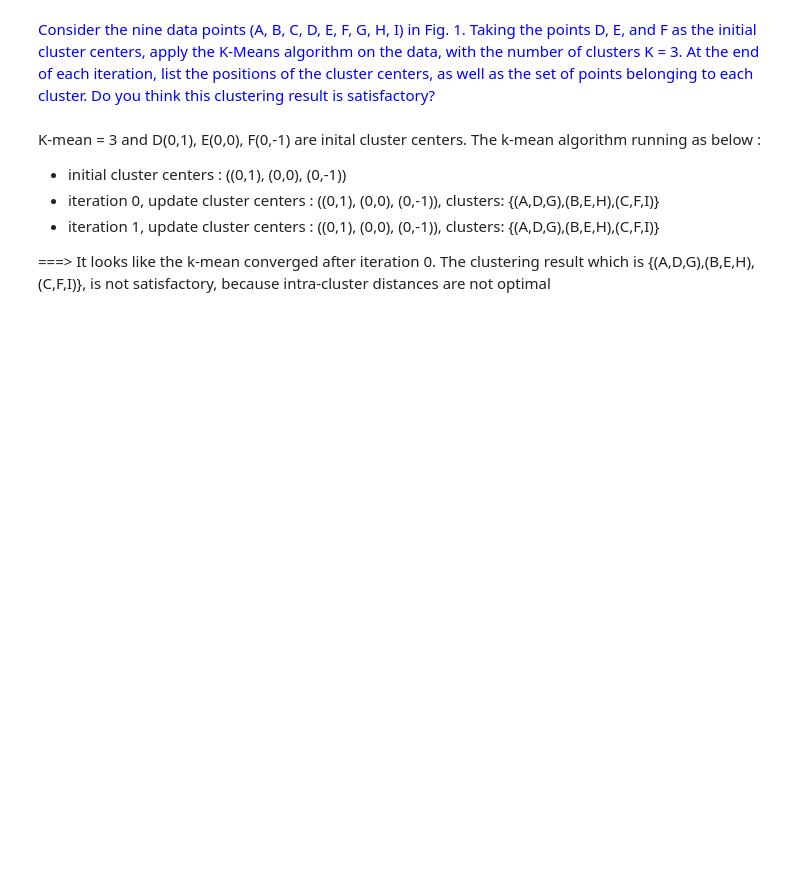
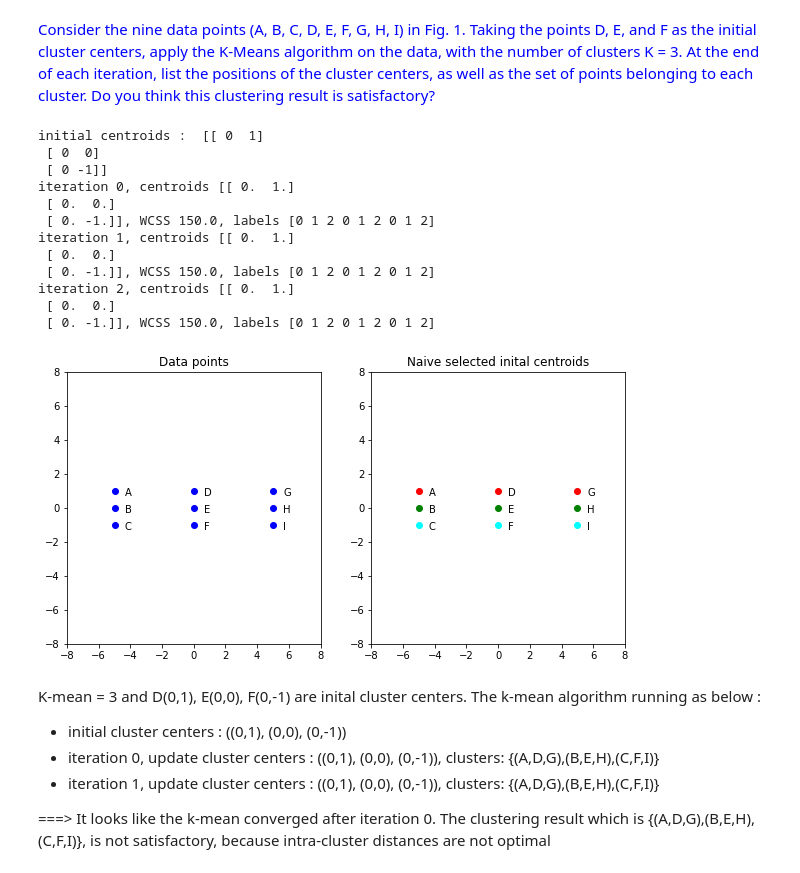
Before and after one commit to Hung86/CS5228_Knowledge-Discovery, a Jupyter notebook: assignment1/answer_sheet.ipynb, the cells around one changed output. Saved outputs shown, nothing was run; the diff lists cells and outputs as text; code cells hidden in the pictures; blank space fills up the shorter version.

```diff
--- a/assignment1/answer_sheet.ipynb
+++ b/assignment1/answer_sheet.ipynb
@@ -118,6 +52,54 @@ iteration 2, centroids [[-5.  0.]
 ### Section 1 - Clustering and Initialization (20 points)
 # %% [markdown]
 <span style="color:blue"> Consider the nine data points (A, B, C, D, E, F, G, H, I) in Fig. 1. Taking the points D, E, and F as the initial cluster centers, apply the K-Means algorithm on the data, with the number of clusters K = 3. At the end of each iteration, list the positions of the cluster centers, as well as the set of points belonging to each cluster. Do you think this clustering result is satisfactory? </span>
+# %%
+c = ['red','green','cyan','magenta']
+k_cluster = 3
+X = np.array([[-5, 1], [-5, 0], [-5, -1],
+              [0, 1], [0, 0], [0, -1],
+              [5, 1], [5, 0], [5, -1]])
+n_X = X.shape[0]
+point_names = np.array(["A","B","C","D","E","F","G","H","I"])
+
+centroids = np.array([[0, 1], [0, 0], [0, -1]])
+print("initial centroids : ", centroids)
+
+kmeans = None
+for it in range(3):
+    kmeans = KMeans(n_clusters=3, init=centroids,n_init=1, max_iter=1).fit(X)
+    print("iteration {}, centroids {}, WCSS {}, labels {}".format(it, kmeans.cluster_centers_, kmeans.inertia_, kmeans.labels_))
+    centroid = kmeans.cluster_centers_
+
+k_labels = kmeans.labels_
+fig, (ax1, ax2) = plt.subplots(1, 2, figsize=(10, 5))
+ax1.set(xlim=(-8, 8), ylim=(-8, 8))
+ax1.set_title('Data points')
+
+ax2.set(xlim=(-8, 8), ylim=(-8, 8))
+ax2.set_title('Naive selected inital centroids')
+
+ax1.scatter(X[:,0], X[:,1], color='b')
+for i, name in enumerate(point_names):
+    ax1.annotate(name, (X[i][0], X[i][1]), textcoords="offset points", xytext=(10,-5))
+
+for i in range(n_X):
+    ax2.scatter(X[i][0], X[i][1], color=c[k_labels[i]])
+for i, name in enumerate(point_names):
+    ax2.annotate(name, (X[i][0], X[i][1]), textcoords="offset points", xytext=(10,-5))
+# %% [output]
+initial centroids :  [[ 0  1]
+ [ 0  0]
+ [ 0 -1]]
+iteration 0, centroids [[ 0.  1.]
+ [ 0.  0.]
+ [ 0. -1.]], WCSS 150.0, labels [0 1 2 0 1 2 0 1 2]
+iteration 1, centroids [[ 0.  1.]
+ [ 0.  0.]
+ [ 0. -1.]], WCSS 150.0, labels [0 1 2 0 1 2 0 1 2]
+iteration 2, centroids [[ 0.  1.]
+ [ 0.  0.]
+ [ 0. -1.]], WCSS 150.0, labels [0 1 2 0 1 2 0 1 2]
+[figure, added]
 # %% [markdown]
 K-mean = 3 and D(0,1), E(0,0), F(0,-1) are inital cluster centers. The k-mean algorithm running as below :
 
```
Also changed, not shown: parts of 5 cells of this notebook.
